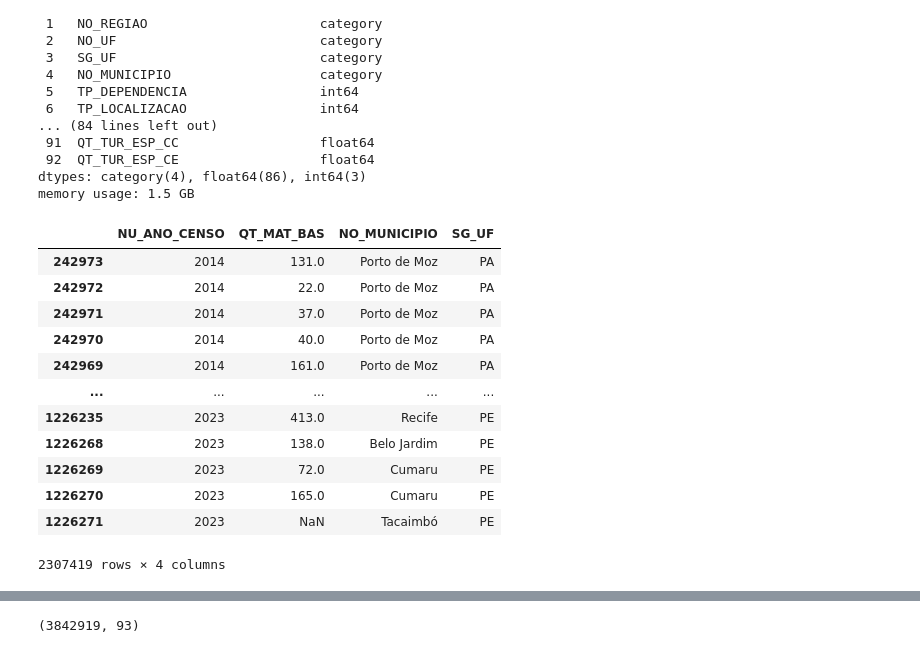
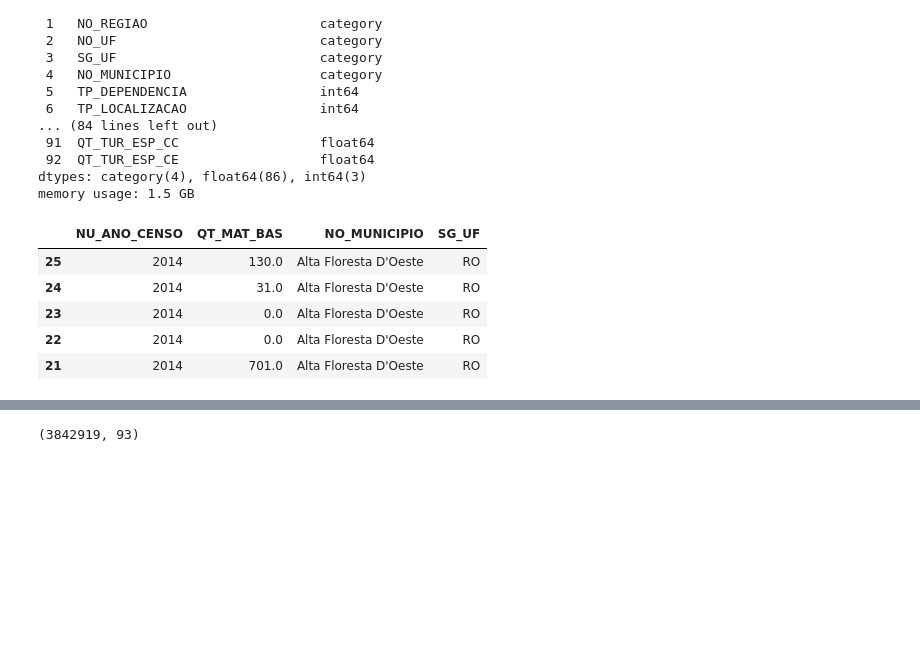
Before and after one commit to linocesar/censo_escolar, a Jupyter notebook: data_exploration.ipynb, the cells around one changed output, grey strips where cells are left out. Drawn from its saved outputs; the diff is of its cells as text; code cells hidden in the pictures; blank space fills up the shorter version.

```diff
--- a/data_exploration.ipynb
+++ b/data_exploration.ipynb
@@ -51,19 +53,12 @@ df['NO_UF'] = df['NO_UF'].astype('category')
 df['SG_UF'] = df['SG_UF'].astype('category')
 df['NO_MUNICIPIO'] = df['NO_MUNICIPIO'].astype('category')
 # %%
-df[['NU_ANO_CENSO', 'QT_MAT_BAS', 'NO_MUNICIPIO', 'SG_UF']].sort_values('NU_ANO_CENSO')
+df[['NU_ANO_CENSO', 'QT_MAT_BAS', 'NO_MUNICIPIO', 'SG_UF']].sort_values('NU_ANO_CENSO').head()
 # %% [output]
 |  | NU_ANO_CENSO | QT_MAT_BAS | NO_MUNICIPIO | SG_UF |
-| 242973 | 2014 | 131.0 | Porto de Moz | PA |
-| 242972 | 2014 | 22.0 | Porto de Moz | PA |
-| 242971 | 2014 | 37.0 | Porto de Moz | PA |
-| 242970 | 2014 | 40.0 | Porto de Moz | PA |
-| 242969 | 2014 | 161.0 | Porto de Moz | PA |
-| ... | ... | ... | ... | ... |
-| 1226235 | 2023 | 413.0 | Recife | PE |
-| 1226268 | 2023 | 138.0 | Belo Jardim | PE |
-| 1226269 | 2023 | 72.0 | Cumaru | PE |
-| 1226270 | 2023 | 165.0 | Cumaru | PE |
-| 1226271 | 2023 | NaN | Tacaimbó | PE |
+| 25 | 2014 | 130.0 | Alta Floresta D'Oeste | RO |
+| 24 | 2014 | 31.0 | Alta Floresta D'Oeste | RO |
+| 23 | 2014 | 0.0 | Alta Floresta D'Oeste | RO |
+| 22 | 2014 | 0.0 | Alta Floresta D'Oeste | RO |
+| 21 | 2014 | 701.0 | Alta Floresta D'Oeste | RO |
-2307419 rows × 4 columns
 # %%
```
Also changed, not shown: parts of 10 cells of this notebook, 2 other files.
